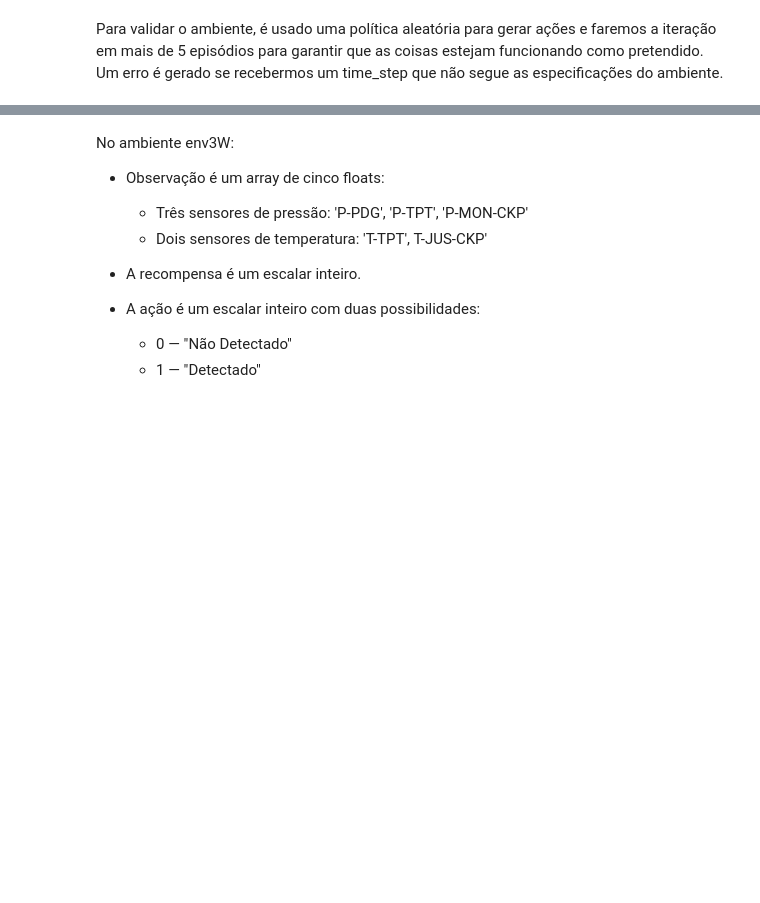
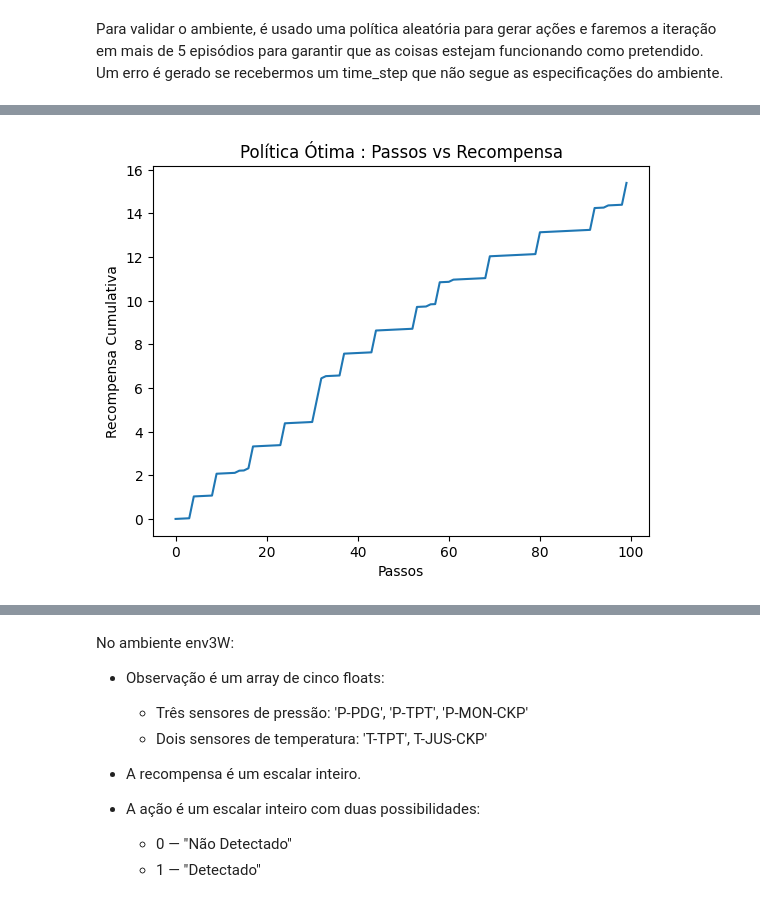
Before and after one commit to kaikecc/Reinforcement-Learning, a Jupyter notebook: src/notebook/RL_Google_Colab_TF.ipynb, the cells around one changed output, grey strips where cells are left out. Cells and saved outputs as stored; diff of their text form; code cells hidden in the pictures; blank space fills up the shorter version.

Commit message:
Tests

```diff
--- a/src/notebook/RL_Google_Colab_TF.ipynb
+++ b/src/notebook/RL_Google_Colab_TF.ipynb
@@ -472,22 +590,38 @@ print('Final Reward = ', cumulative_reward)
 # %%
 import numpy as np
+import matplotlib.pyplot as plt
+
 reward_list = []
 
-# crie um step_list de 0 à 100 ao passo de 1
+# Cria um step_list de 0 a 99 ao passo de 1
 step_list = np.arange(0, 100, 1)
 
-for _ in range(4):
+# Para garantir que o ambiente esteja no estado inicial antes de começar a simulação
+time_step = env.reset()
+cumulative_reward = 0
+index = 0
+for step in step_list:
+    # Supondo que 'detect' seja uma ação válida para o ambiente 'env'
+    if df_test['class'][index] == 0:
+        detect = np.array(0, dtype=np.int32)
+    elif df_test['class'][index] in range(1, 9):
+        detect = np.array(1, dtype=np.int32)
+    elif df_test['class'][index] in range(101, 109):
+        detect = np.array(1, dtype=np.int32)
 
-    detect = np.array(0, dtype=np.int32) # Não Detectado
+    index += 1
+    #detect = np.array(np.random.choice([0, 1]), dtype=np.int32)
     time_step = env.step(detect)
-    reward_list.append(time_step.reward)
+    cumulative_reward += time_step.reward
+    reward_list.append(cumulative_reward)
 
-  # plotar o gráfico step_list x reward_list
-
+# Plotar o gráfico step_list x reward_list
 plt.plot(step_list, reward_list)
-plt.xlabel('Step')
-plt.ylabel('Reward')
-plt.title('Step vs Reward')
+plt.xlabel('Passos')
+plt.ylabel('Recompensa Cumulativa')
+plt.title('Política Ótima : Passos vs Recompensa')
 plt.show()
+# %% [output]
+[figure, added]
 # %%
 env.reset()
```
Also changed, not shown: parts of 27 cells of this notebook.
